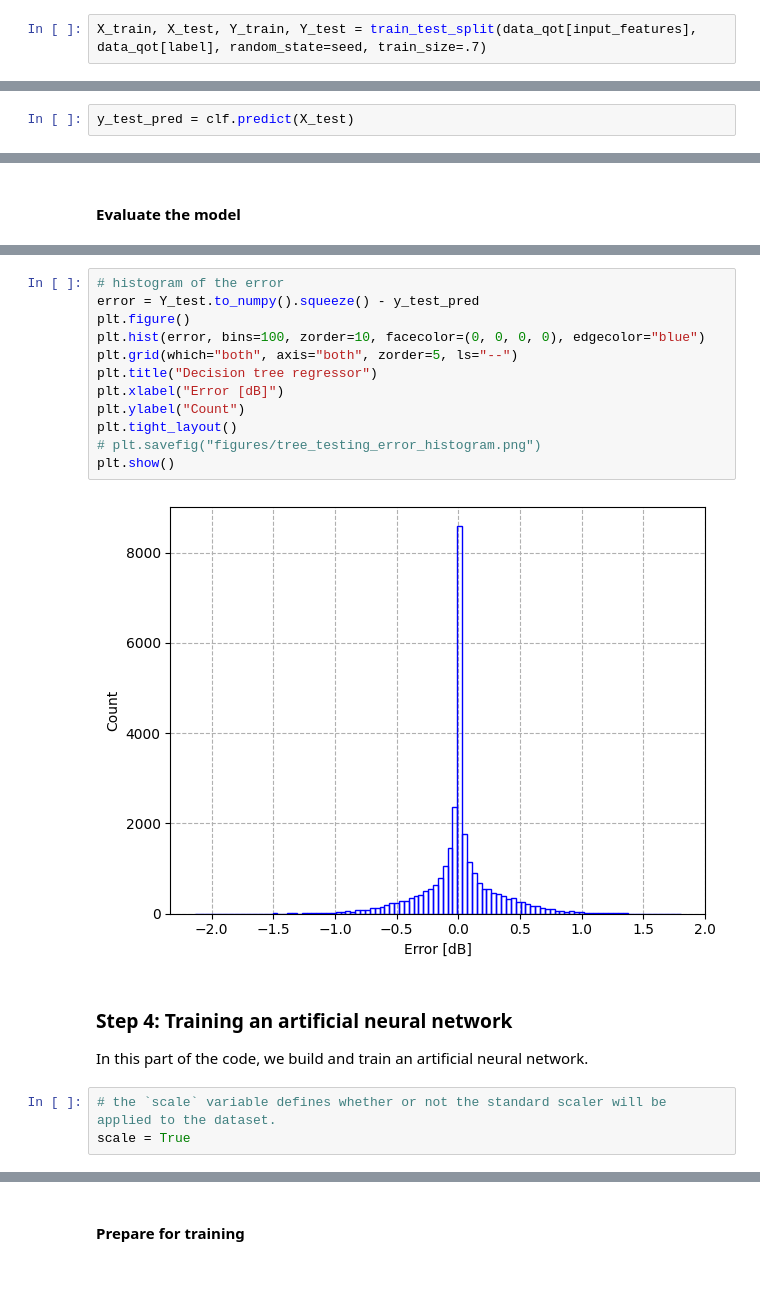
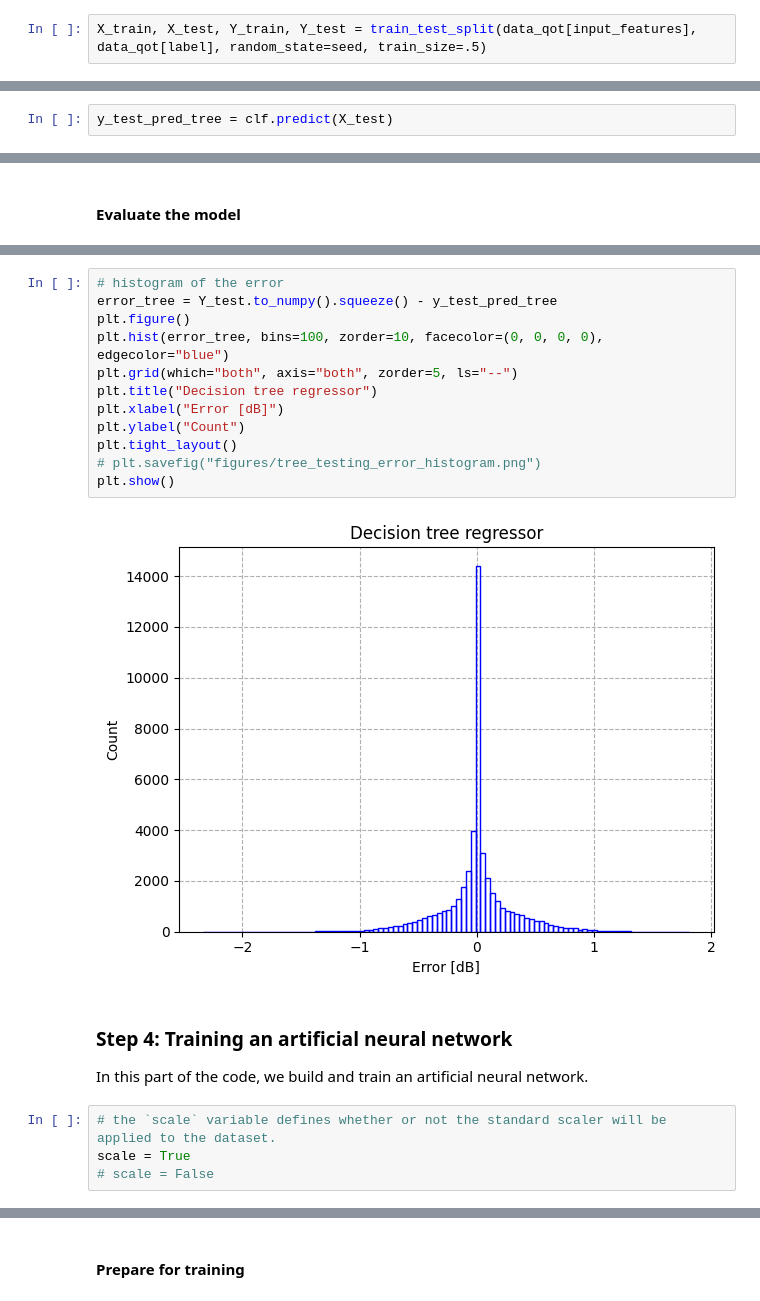
Before and after one commit to carlosnatalino/demystifying-ml, a Jupyter notebook: Demystifying_ML_Part1_02.ipynb, the cells around one changed output, grey strips where cells are left out. Drawn from its saved outputs; the diff is of its cells as text.

```diff
--- a/Demystifying_ML_Part1_02.ipynb
+++ b/Demystifying_ML_Part1_02.ipynb
@@ -120,7 +122,7 @@ In this example, we show that a simple decision tree can achieve fairly good res
 Here we divide the dataset into two subsets, one for training, and one for testing.
 You can control the portion used for training and testing with the `train_size` parameter.
 # %%
-X_train, X_test, Y_train, Y_test = train_test_split(data_qot[input_features], data_qot[label], random_state=seed, train_size=.7)
+X_train, X_test, Y_train, Y_test = train_test_split(data_qot[input_features], data_qot[label], random_state=seed, train_size=.5)
 # %% [markdown]
 #### Training the model
 # %%
@@ -152,6 +154,6 @@ plt.show()
 
 Here we assess the performance of the model on the testing (unseen) data
 # %%
-y_test_pred = clf.predict(X_test)
+y_test_pred_tree = clf.predict(X_test)
 # %%
 plt.figure()
@@ -189,17 +191,17 @@ R2:     0.9999948934676369       0.9952870287711494
 # %%
 # histogram of the error
-error = Y_test.to_numpy().squeeze() - y_test_pred
+error_tree = Y_test.to_numpy().squeeze() - y_test_pred_tree
 plt.figure()
-plt.hist(error, bins=100, zorder=10, facecolor=(0, 0, 0, 0), edgecolor="blue")
+plt.hist(error_tree, bins=100, zorder=10, facecolor=(0, 0, 0, 0), edgecolor="blue")
 plt.grid(which="both", axis="both", zorder=5, ls="--")
 plt.title("Decision tree regressor")
 plt.xlabel("Error [dB]")
 plt.ylabel("Count")
 plt.tight_layout()
 # plt.savefig("figures/tree_testing_error_histogram.png")
 plt.show()
 # %% [output]
-[figure, old version]
+[figure, new version]
 # %% [markdown]
 ### Step 4: Training an artificial neural network
 
@@ -207,6 +209,7 @@ In this part of the code, we build and train an artificial neural network.
 # %%
 # the `scale` variable defines whether or not the standard scaler will be applied to the dataset.
 scale = True
+# scale = False
 # %%
 if scale:
     X_scaler_qot = preprocessing.StandardScaler().fit(data_qot[input_features])
```
Also changed, not shown: parts of 20 cells of this notebook, 10 other files.
